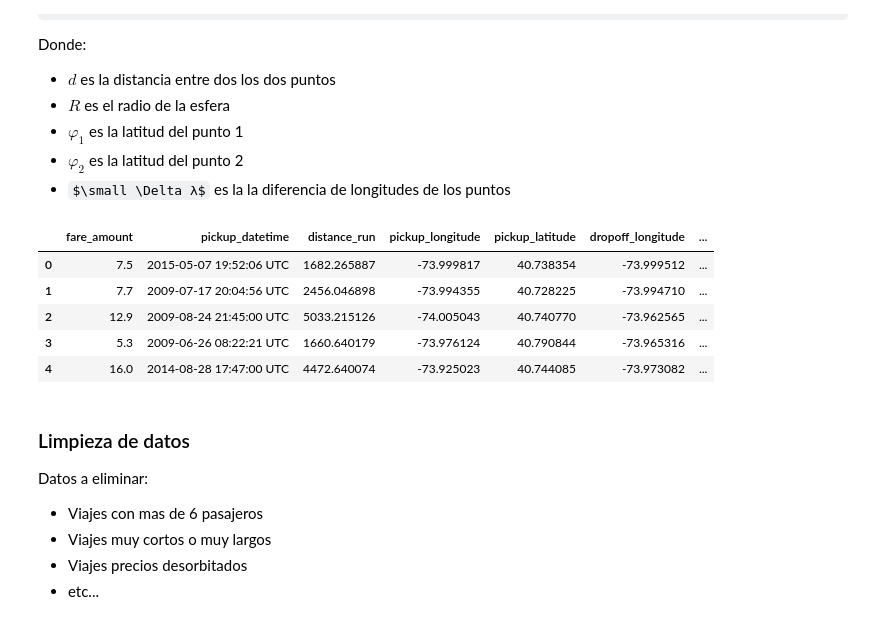
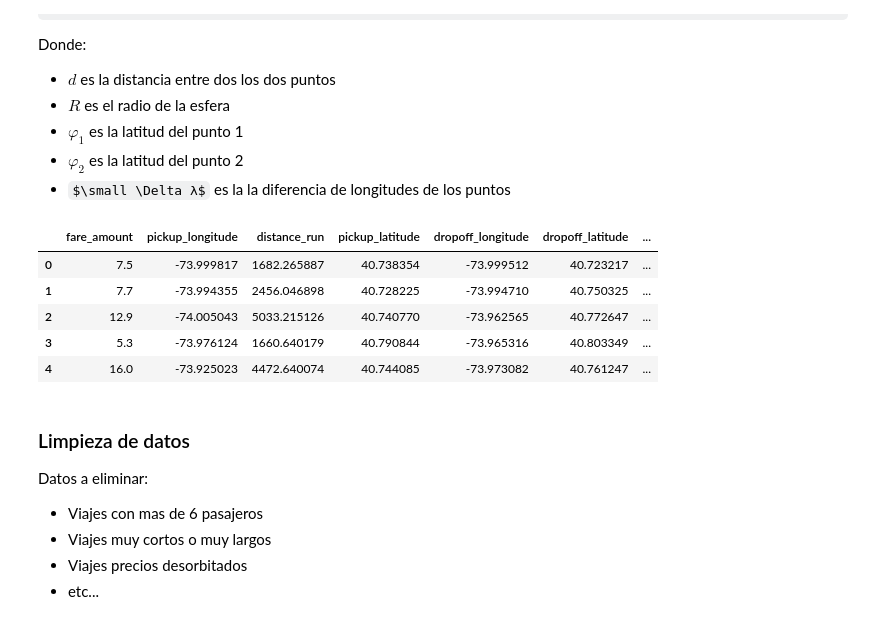
Before and after one commit to gag1005/Mineria-de-datos, a Jupyter notebook: practica3/practica3.ipynb, the cells around one changed output. Saved outputs shown, nothing was run; the diff lists cells and outputs as text; code cells hidden in the pictures; some formulas as TeX source.

```diff
--- a/practica3/practica3.ipynb
+++ b/practica3/practica3.ipynb
@@ -38,6 +48,7 @@ df
 # Sustituimos las fechas por timestamps
 # df['pickup_timestamp'] = df['pickup_datetime'].apply(lambda x: datetime.strptime(x, '%Y-%m-%d %H:%M:%S UTC').timestamp())
 df['pickup_timestamp'] = df['pickup_datetime'].apply(lambda x: pd.Timestamp(x))
-df['pickup_day'] = df['pickup_timestamp'].apply(lambda x: x.day)
-df.drop('pickup_datetime', axis=1)
-df.drop('pickup_timestamp', axis=1)
+df['pickup_monthday'] = df['pickup_timestamp'].apply(lambda x: x.day)
+df['pickup_weekday'] = df['pickup_timestamp'].apply(lambda x: x.weekday)
+df.drop('pickup_datetime', axis=1, inplace=True)
+df.drop('pickup_timestamp', axis=1, inplace=True)
@@ -86,18 +83,18 @@ def coordsToDistance(long1: float, lat1: float, long2: float, lat2: float):
     return d
 # %%
 # Reemplazamos las columnas de las coordenaas con la distancia
-coords:np.ndarray = df.iloc[:, 2:6].to_numpy()
+coords:np.ndarray = df[['pickup_longitude', 'pickup_latitude', 'dropoff_longitude', 'dropoff_latitude']].to_numpy()
 distances = np.apply_along_axis(lambda x: coordsToDistance(x[0], x[1], x[2], x[3]), 1, coords)
 df.insert(2, 'distance_run', pd.Series(distances))
 # df = df.drop(['pickup_longitude', 'pickup_latitude', 'dropoff_longitude', 'dropoff_latitude'], axis=1 )
 df.head()
 # %% [output]
-|  | fare_amount | pickup_datetime | distance_run | pickup_longitude | pickup_latitude | dropoff_longitude | ... |
-| 0 | 7.5 | 2015-05-07 19:52:06 UTC | 1682.265887 | -73.999817 | 40.738354 | -73.999512 | ... |
-| 1 | 7.7 | 2009-07-17 20:04:56 UTC | 2456.046898 | -73.994355 | 40.728225 | -73.994710 | ... |
-| 2 | 12.9 | 2009-08-24 21:45:00 UTC | 5033.215126 | -74.005043 | 40.740770 | -73.962565 | ... |
-| 3 | 5.3 | 2009-06-26 08:22:21 UTC | 1660.640179 | -73.976124 | 40.790844 | -73.965316 | ... |
-| 4 | 16.0 | 2014-08-28 17:47:00 UTC | 4472.640074 | -73.925023 | 40.744085 | -73.973082 | ... |
+|  | fare_amount | pickup_longitude | distance_run | pickup_latitude | dropoff_longitude | dropoff_latitude | ... |
+| 0 | 7.5 | -73.999817 | 1682.265887 | 40.738354 | -73.999512 | 40.723217 | ... |
+| 1 | 7.7 | -73.994355 | 2456.046898 | 40.728225 | -73.994710 | 40.750325 | ... |
+| 2 | 12.9 | -74.005043 | 5033.215126 | 40.740770 | -73.962565 | 40.772647 | ... |
+| 3 | 5.3 | -73.976124 | 1660.640179 | 40.790844 | -73.965316 | 40.803349 | ... |
+| 4 | 16.0 | -73.925023 | 4472.640074 | 40.744085 | -73.973082 | 40.761247 | ... |
 # %% [markdown]
 ### Limpieza de datos
 Datos a eliminar:
```
Also changed, not shown: parts of 13 cells of this notebook, 1 other file.
